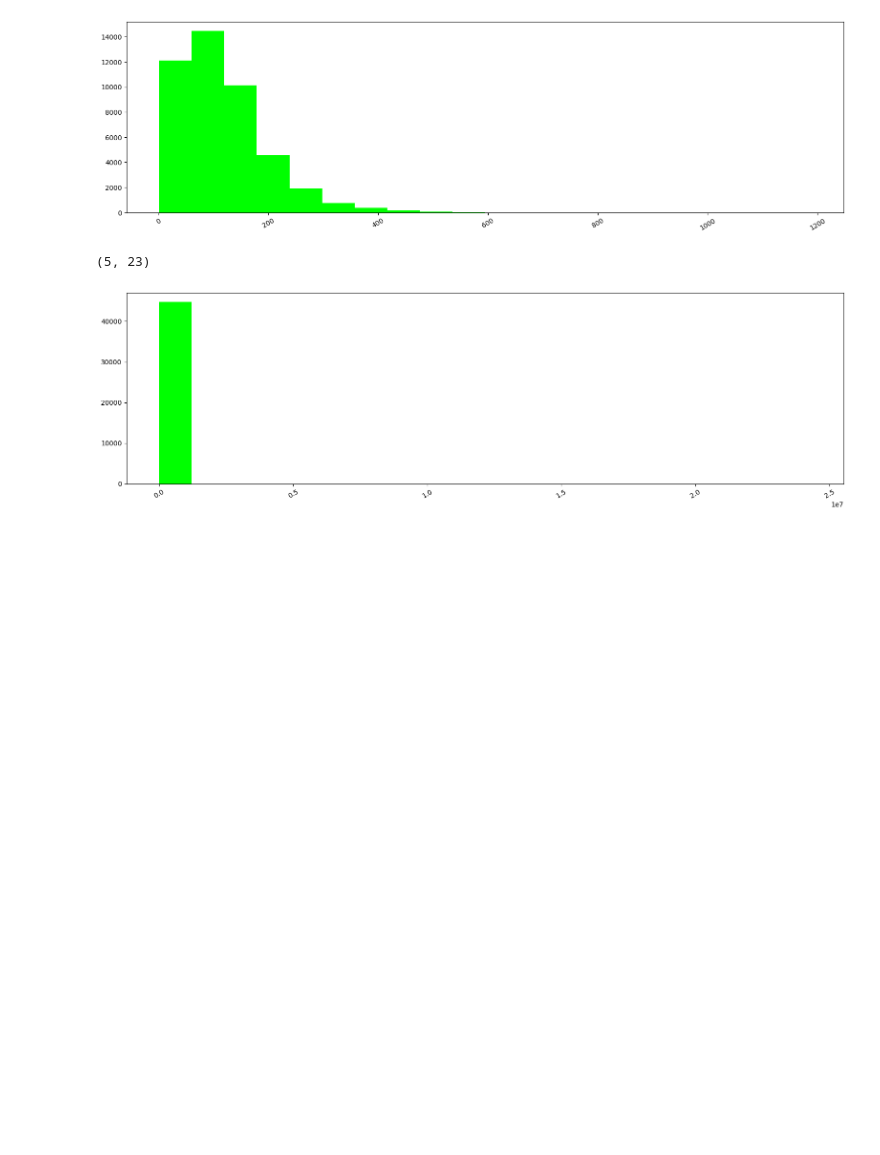
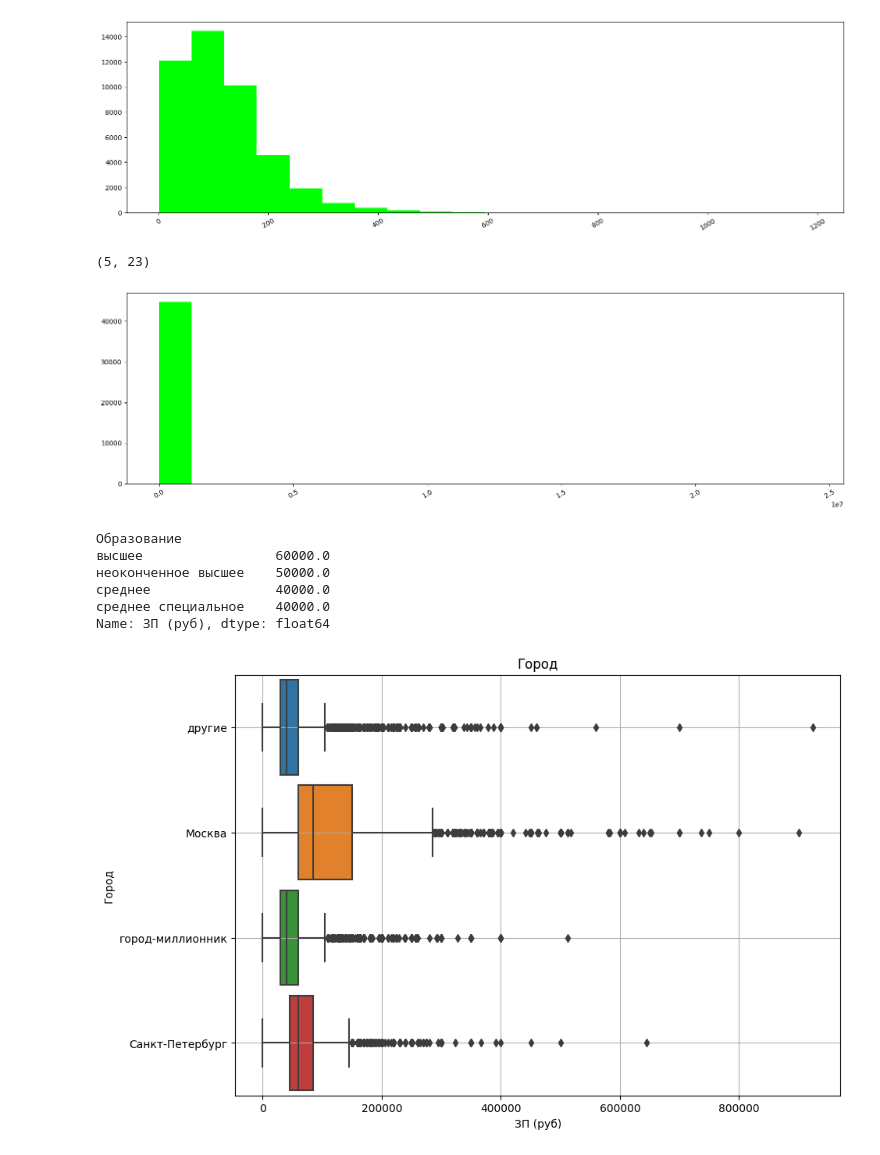
Before and after one commit to vasiloyk/hh, a Jupyter notebook: data_hh_analysis/data_hh_analysis.ipynb, the cells around one changed output. Saved outputs shown, nothing was run; the diff lists cells and outputs as text; code cells hidden in the pictures; blank space fills up the shorter version.

```diff
--- a/data_hh_analysis/data_hh_analysis.ipynb
+++ b/data_hh_analysis/data_hh_analysis.ipynb
@@ -306,3 +306,27 @@ print(hh_db[hh_db['ЗП (руб)']>1000000].shape)
 # %% [output]
 (5, 23)
 [figure]
+# %%
+filtered = hh_db[hh_db['ЗП (руб)']<1000000]
+print(filtered.groupby('Образование')['ЗП (руб)'].median())
+
+fig = plt.figure(figsize=(10, 7))
+boxplot = sns.boxplot(
+    data=filtered,
+    y='Город',
+    x='ЗП (руб)',
+    orient='h',
+    width=0.9
+)
+boxplot.set_title('Город');
+boxplot.set_xlabel('ЗП (руб)');
+#boxplot.set_ylabel('Статус');
+boxplot.grid()
+# %% [output]
+Образование
+высшее                 60000.0
+неоконченное высшее    50000.0
+среднее                40000.0
+среднее специальное    40000.0
+Name: ЗП (руб), dtype: float64
+[figure, added]
```
